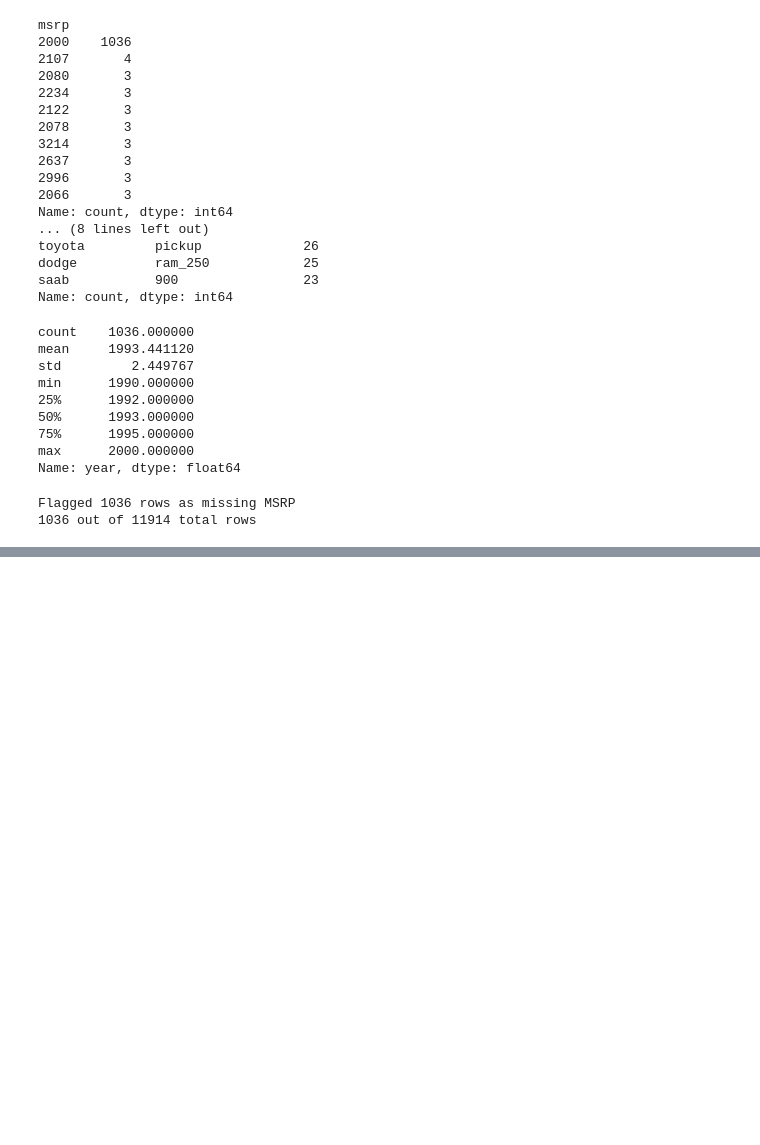
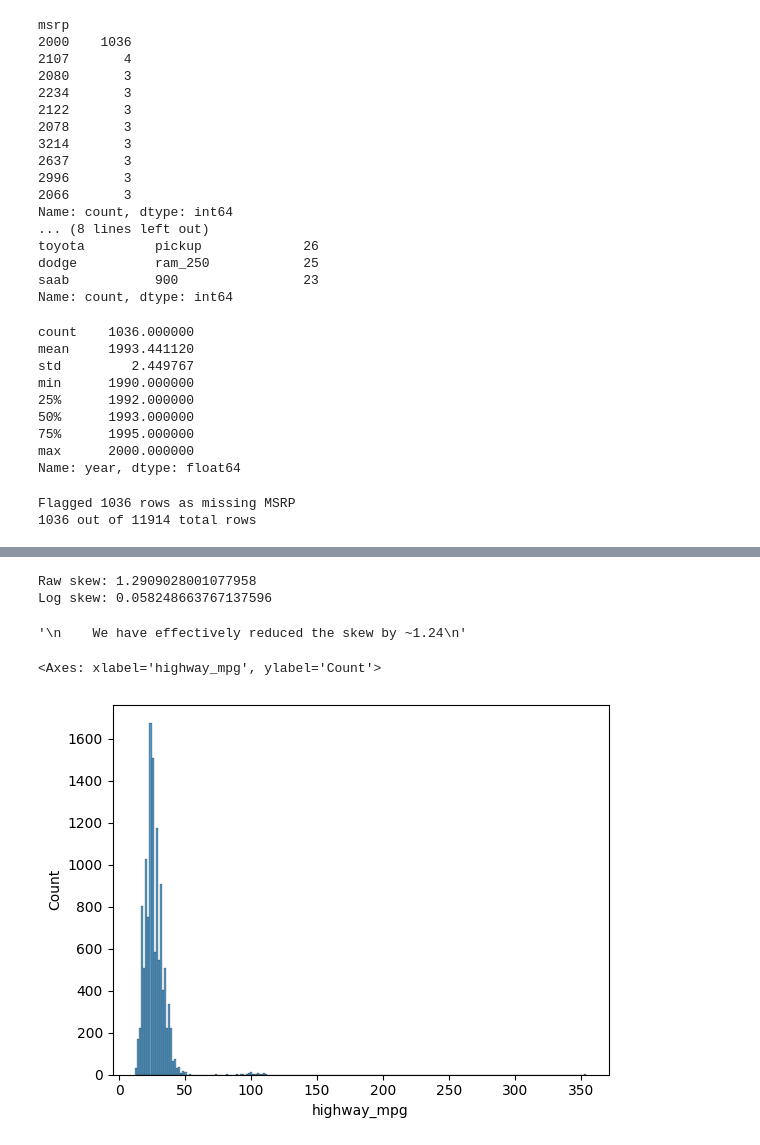
Before and after one commit to ilijahristov/machine-learning, a Jupyter notebook: car_price_prediction/car_price_prediction.ipynb, the cells around one changed output, grey strips where cells are left out. Drawn from its saved outputs; the diff is of its cells as text; code cells hidden in the pictures; blank space fills up the shorter version.

```diff
--- a/car_price_prediction/car_price_prediction.ipynb
+++ b/car_price_prediction/car_price_prediction.ipynb
@@ -175,0 +446,27 @@ Flagged 1036 rows as missing MSRP
+# %%
+def skew(a):
+    return ((a - a.mean())**3).mean() / a.std()**3
+
+print("Raw skew:", skew(df['engine_hp']))
+print("Log skew:", skew(np.log(df['engine_hp'])))
+
+
+"""
+    We have effectively reduced the skew by ~1.24
+"""
+# %% [output]
+Raw skew: 1.2909028001077958
+Log skew: 0.058248663767137596
+'\n    We have effectively reduced the skew by ~1.24\n'
+# %%
+"""
+    What follows below is a discovery of outlier rows with a typo and fixing it
+    and a logarithmic function being applied to the highway mpg
+    in order to get a normal distribution
+"""
+
+
+sns.histplot(df['highway_mpg'])
+# %% [output]
+<Axes: xlabel='highway_mpg', ylabel='Count'>
+[figure, added]
```
Also changed, not shown: parts of 31 cells of this notebook, 1 other file.
